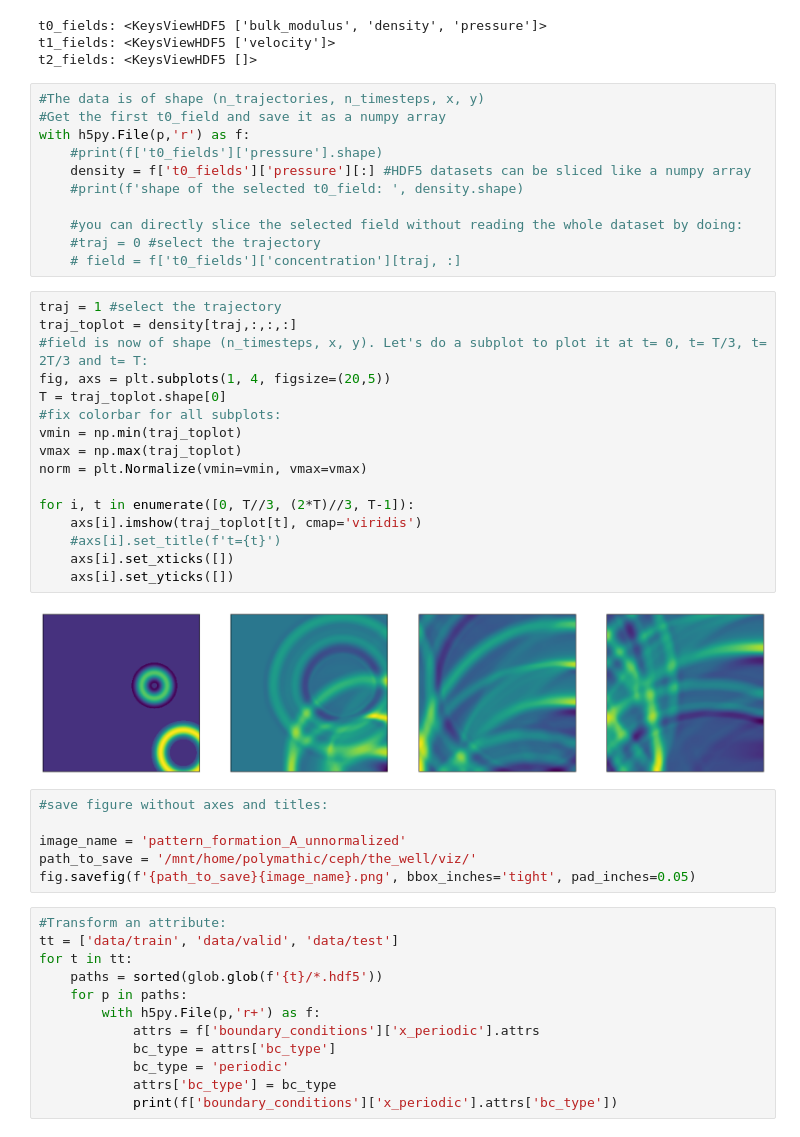
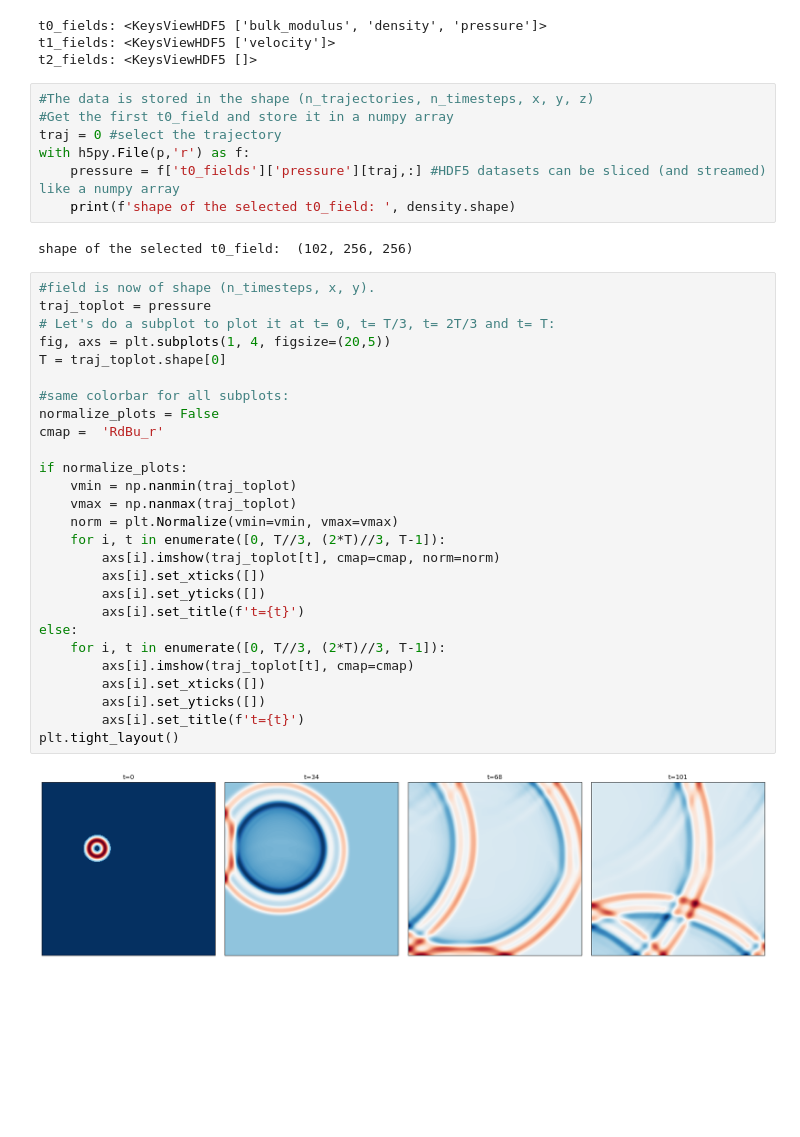
Before and after one commit to PolymathicAI/the_well, a Jupyter notebook: datasets/acoustic_scattering_discontinuous_2d/visualization_acoustic_scattering_discontinuous.ipynb, the cells around one changed output. Drawn from its saved outputs; the diff is of its cells as text; blank space fills up the shorter version.

Commit message:
Updated visualization notebooks

```diff
--- a/datasets/acoustic_scattering_discontinuous_2d/visualization_acoustic_scattering_discontinuous.ipynb
+++ b/datasets/acoustic_scattering_discontinuous_2d/visualization_acoustic_scattering_discontinuous.ipynb
@@ -42,49 +44,40 @@ t0_fields: <KeysViewHDF5 ['bulk_modulus', 'density', 'pressure']>
 t1_fields: <KeysViewHDF5 ['velocity']>
 t2_fields: <KeysViewHDF5 []>
 # %%
-#The data is of shape (n_trajectories, n_timesteps, x, y)
-#Get the first t0_field and save it as a numpy array
+#The data is stored in the shape (n_trajectories, n_timesteps, x, y, z)
+#Get the first t0_field and store it in a numpy array
+traj = 0 #select the trajectory
 with h5py.File(p,'r') as f:
-    #print(f['t0_fields']['pressure'].shape)
-    density = f['t0_fields']['pressure'][:] #HDF5 datasets can be sliced like a numpy array
-    #print(f'shape of the selected t0_field: ', density.shape)
-
-    #you can directly slice the selected field without reading the whole dataset by doing:
-    #traj = 0 #select the trajectory
-    # field = f['t0_fields']['concentration'][traj, :]
+    pressure = f['t0_fields']['pressure'][traj,:] #HDF5 datasets can be sliced (and streamed) like a numpy array
+    print(f'shape of the selected t0_field: ', density.shape)
+# %% [output]
+shape of the selected t0_field:  (102, 256, 256)
 # %%
-traj = 1 #select the trajectory
-traj_toplot = density[traj,:,:,:]
-#field is now of shape (n_timesteps, x, y). Let's do a subplot to plot it at t= 0, t= T/3, t= 2T/3 and t= T:
+#field is now of shape (n_timesteps, x, y).
+traj_toplot = pressure
+# Let's do a subplot to plot it at t= 0, t= T/3, t= 2T/3 and t= T:
 fig, axs = plt.subplots(1, 4, figsize=(20,5))
 T = traj_toplot.shape[0]
-#fix colorbar for all subplots:
-vmin = np.min(traj_toplot)
-vmax = np.max(traj_toplot)
-norm = plt.Normalize(vmin=vmin, vmax=vmax)
 
-for i, t in enumerate([0, T//3, (2*T)//3, T-1]):
-    axs[i].imshow(traj_toplot[t], cmap='viridis')
-    #axs[i].set_title(f't={t}')
-    axs[i].set_xticks([])
-    axs[i].set_yticks([])
+#same colorbar for all subplots:
+normalize_plots = False
+cmap =  'RdBu_r'
+
+if normalize_plots:
+    vmin = np.nanmin(traj_toplot)
+    vmax = np.nanmax(traj_toplot)
+    norm = plt.Normalize(vmin=vmin, vmax=vmax)
+    for i, t in enumerate([0, T//3, (2*T)//3, T-1]):
+        axs[i].imshow(traj_toplot[t], cmap=cmap, norm=norm)
+        axs[i].set_xticks([])
+        axs[i].set_yticks([])
+        axs[i].set_title(f't={t}')
+else:
+    for i, t in enumerate([0, T//3, (2*T)//3, T-1]):
+        axs[i].imshow(traj_toplot[t], cmap=cmap)
+        axs[i].set_xticks([])
+        axs[i].set_yticks([])
+        axs[i].set_title(f't={t}')
+plt.tight_layout()
 # %% [output]
-[figure, old version]
+[figure, new version]
-# %%
-#save figure without axes and titles:
-
-image_name = 'pattern_formation_A_unnormalized'
-path_to_save = '/mnt/home/polymathic/ceph/the_well/viz/'
-fig.savefig(f'{path_to_save}{image_name}.png', bbox_inches='tight', pad_inches=0.05)
-# %%
-#Transform an attribute:
-tt = ['data/train', 'data/valid', 'data/test']
-for t in tt:
-    paths = sorted(glob.glob(f'{t}/*.hdf5'))
-    for p in paths:
-        with h5py.File(p,'r+') as f:
-            attrs = f['boundary_conditions']['x_periodic'].attrs
-            bc_type = attrs['bc_type']
-            bc_type = 'periodic'
-            attrs['bc_type'] = bc_type
-            print(f['boundary_conditions']['x_periodic'].attrs['bc_type'])
```
Also changed, not shown: parts of 4 cells of this notebook, 29 other files.
